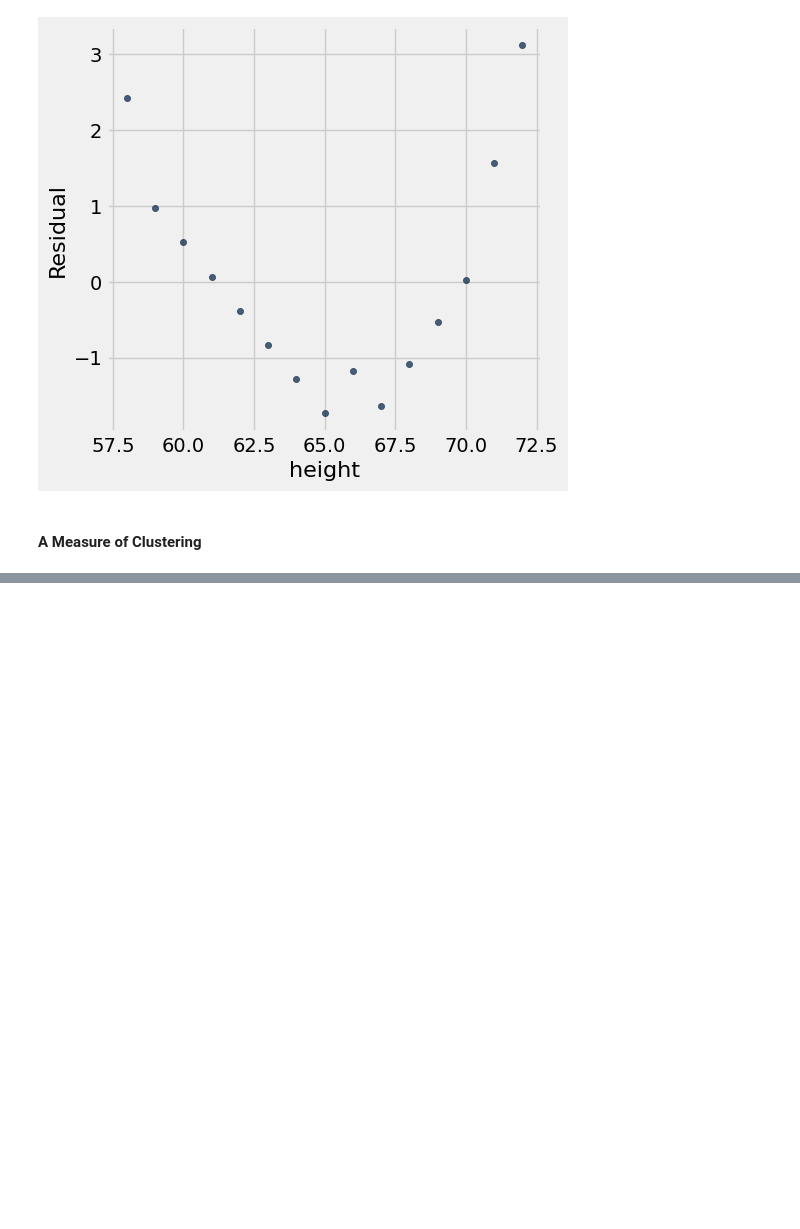
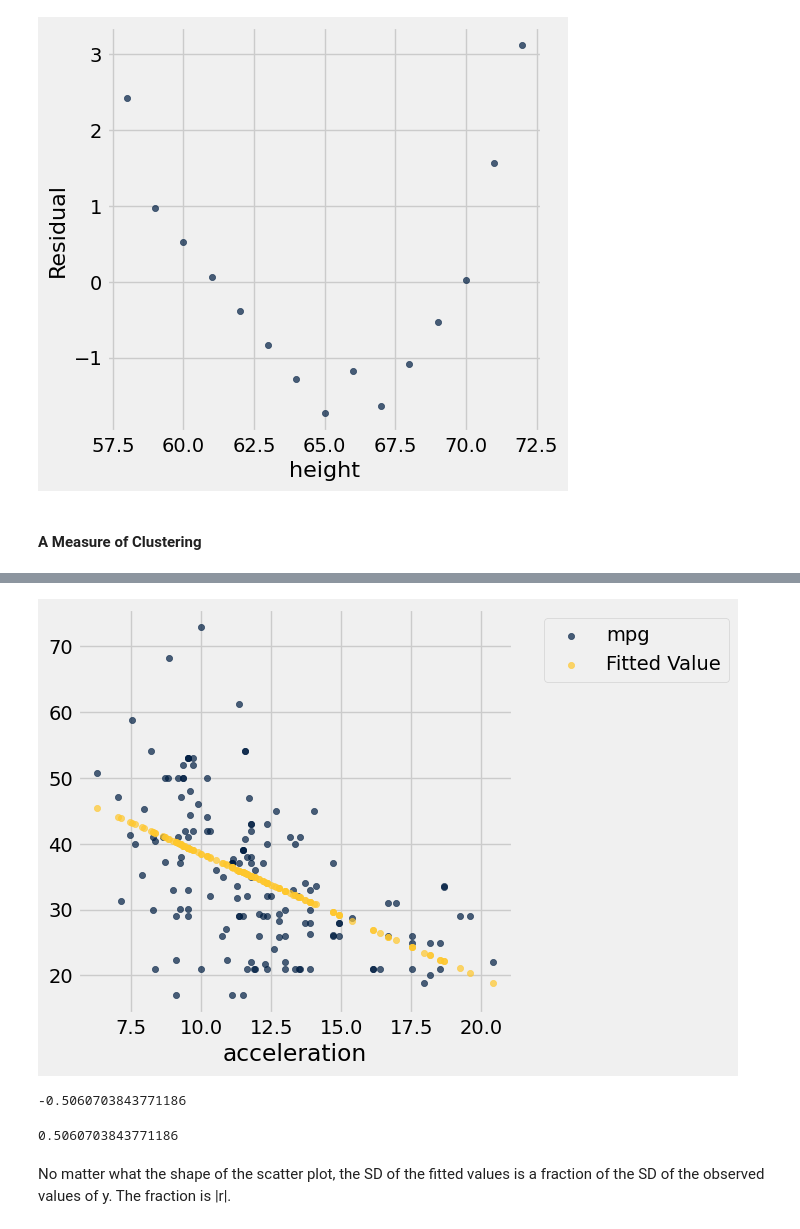
Before and after one commit to ciretorres/python, a Jupyter notebook: data8.3x/week3/sec06_residuals.ipynb, the cells around one changed output, grey strips where cells are left out. Cells and saved outputs as stored; diff of their text form; code cells hidden in the pictures; blank space fills up the shorter version.

```diff
--- a/data8.3x/week3/sec06_residuals.ipynb
+++ b/data8.3x/week3/sec06_residuals.ipynb
@@ -171,0 +225,14 @@ plot_residuals(height_vs_average_weight, 0, 1)
+# %%
+plot_fitted(hybrid, 'acceleration', 'mpg')
+# %% [output]
+[figure, added]
+# %%
+correlation(hybrid, 'acceleration', 'mpg')
+# %% [output]
+-0.5060703843771186
+# %%
+np.std(fitted_values(hybrid, 3, 4)) / np.std(hybrid.column(4))
+# %% [output]
+0.5060703843771186
+# %% [markdown]
+No matter what the shape of the scatter plot, the SD of the fitted values is a fraction of the SD of the observed values of y. The fraction is |r|.
```
Also changed, not shown: parts of 11 cells of this notebook, 1 other file.
